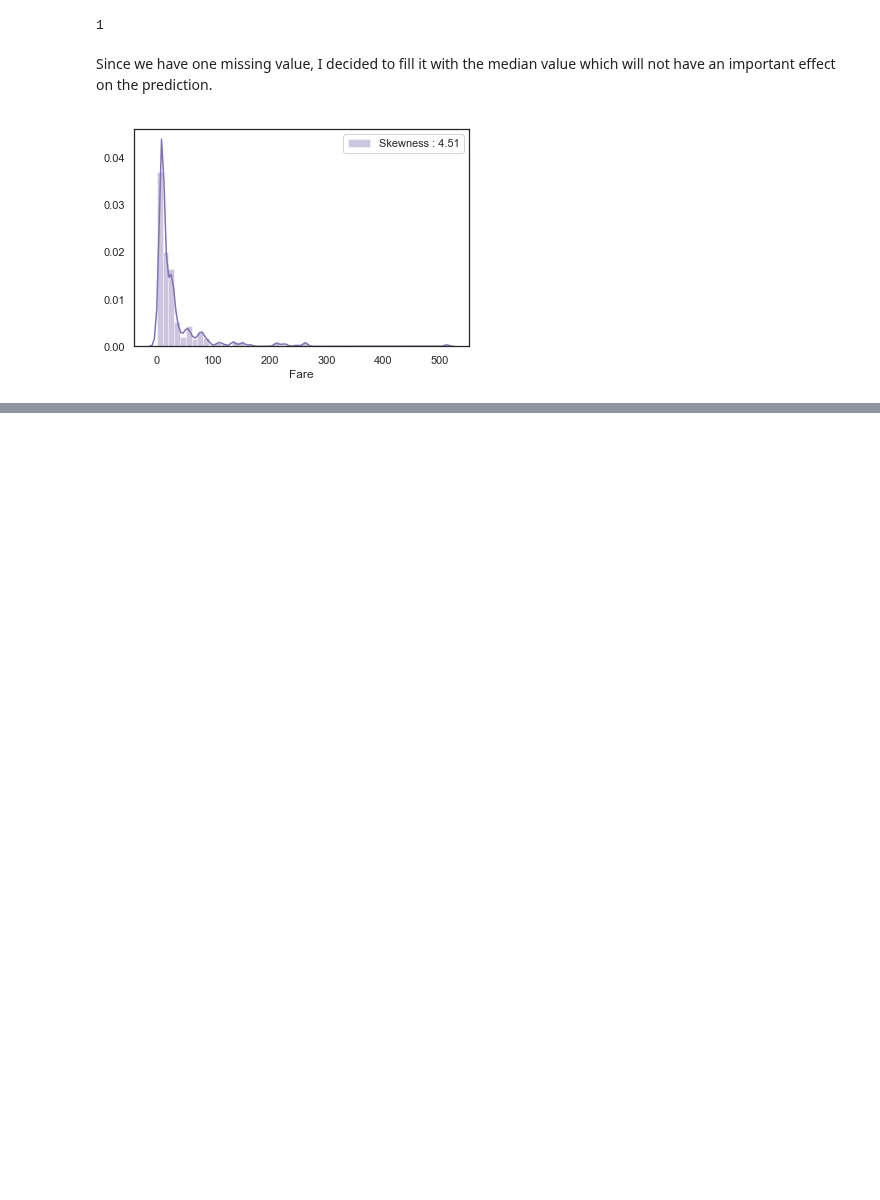
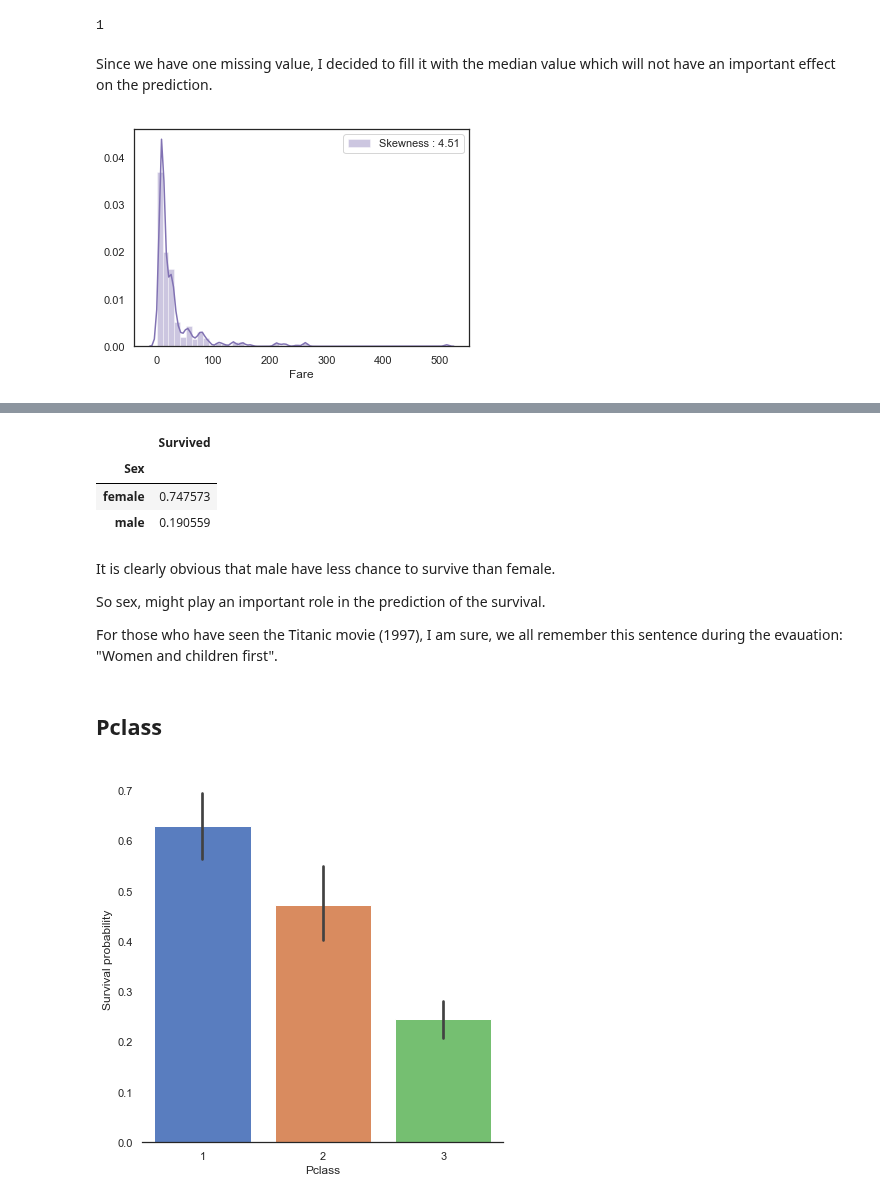
Before and after one commit to JohnHeo04/Day_by_day, a Jupyter notebook: Titanic Top 4% with ensemble modeling_3rd.ipynb, the cells around one changed output, grey strips where cells are left out. Cells and saved outputs as stored; diff of their text form; code cells hidden in the pictures; blank space fills up the shorter version.

```diff
--- a/Titanic Top 4% with ensemble modeling_3rd.ipynb
+++ b/Titanic Top 4% with ensemble modeling_3rd.ipynb
@@ -332,0 +358,22 @@ g = g.legend(loc="best")
+# %%
+train[["Sex", "Survived"]].groupby('Sex').mean()
+# %% [output]
+|  | Survived |
+| Sex |  |
+| female | 0.747573 |
+| male | 0.190559 |
+# %% [markdown]
+It is clearly obvious that male have less chance to survive than female.
+
+So sex, might play an important role in the prediction of the survival.
+
+For those who have seen the Titanic movie (1997), I am sure, we all remember this sentence during the evauation: "Women and children first".
+# %% [markdown]
+## Pclass
+# %%
+# Explore Pclass vs Survived
+g = sns.factorplot(x="Pclass", y="Survived", data=train, kind="bar", size = 6, palette = "muted")
+g.despine(left=True)
+g = g.set_ylabels("Survival probability")
+# %% [output]
+[figure, added]
```
Also changed, not shown: parts of 21 cells of this notebook.
